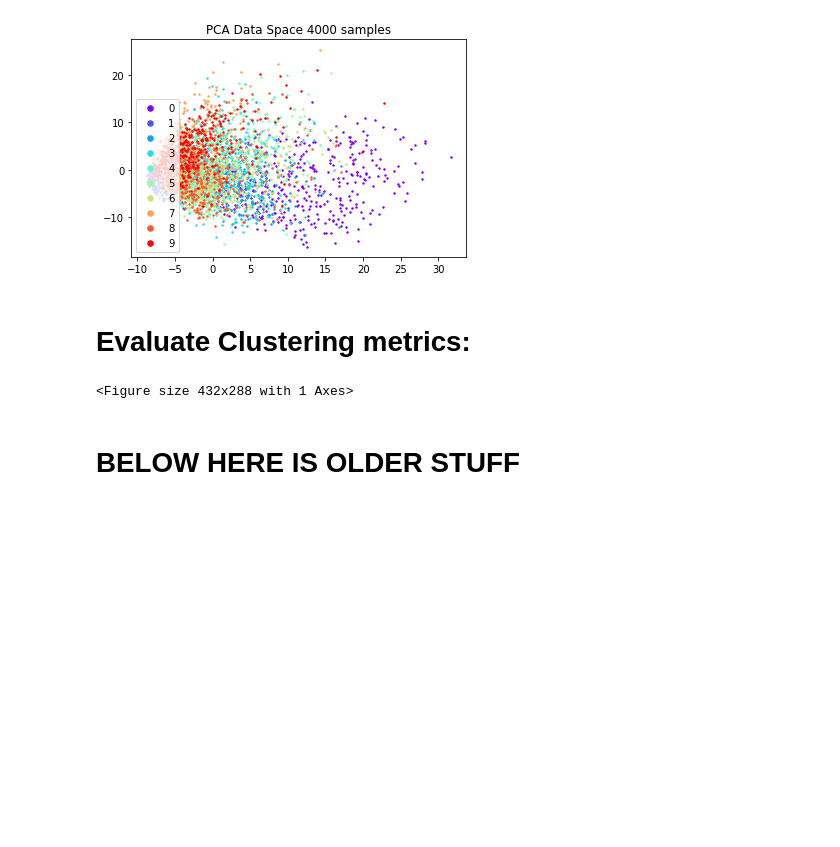
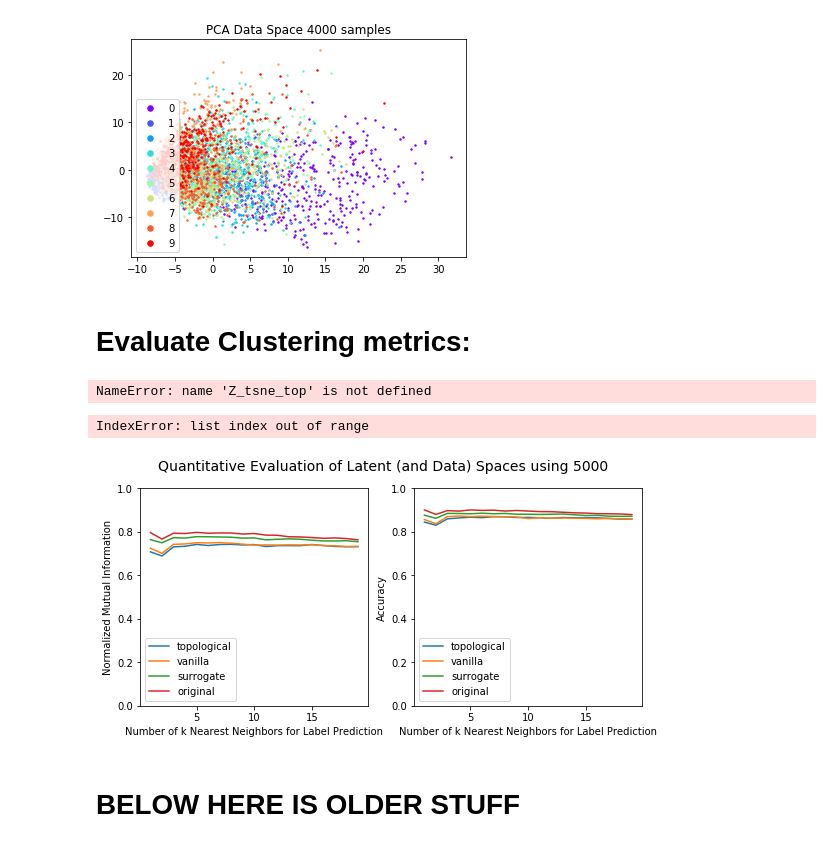
Before and after one commit to BorgwardtLab/topological-autoencoders, a Jupyter notebook: notebooks/Visualize_latent_space_mnist.ipynb, the cells around one changed output. Drawn from its saved outputs; the diff is of its cells as text; code cells hidden in the pictures; blank space fills up the shorter version.

Commit message:
extended visualization notebook to feature accuracy computation (and added a test for get_space function)

```diff
--- a/notebooks/Visualize_latent_space_mnist.ipynb
+++ b/notebooks/Visualize_latent_space_mnist.ipynb
@@ -242,7 +279,7 @@ plotting(X_pca, all_labels[:n_samples], f'PCA Data Space {n_samples} samples')
 from sklearn.neighbors import NearestNeighbors
 
 def get_k_nb(X, k=2):
-    nbrs = NearestNeighbors(n_neighbors=k, algorithm='ball_tree').fit(X)
+    nbrs = NearestNeighbors(n_neighbors=k, algorithm='kd_tree').fit(X) #'ball_tree'
     distances, indices = nbrs.kneighbors(X)
     return distances, indices
 # %%
@@ -287,4 +333,4 @@ def get_NMI(k_predictions, y_true):
 # %%
-k_preds = get_k_predictions(X_pca, used_labels, k=30)
+k_preds = get_k_predictions(topo_latent, used_labels, k=30)
 # %%
 scores = get_NMI(k_preds, used_labels)
@@ -291,13 +339,13 @@ scores = get_NMI(k_preds, used_labels)
 # %% [markdown]
 # Evaluate Clustering metrics:
 # %%
-def plot_nmi_scores(method, tsne_embeddings, true_labels, k=40):
+def plot_scores(ax, method, embeddings, true_labels, metric, k=40):
     #first get predicted labels (based on up to k neighbors)
-    k_preds = get_k_predictions(tsne_embeddings[method], true_labels, k=k)
+    k_preds = get_k_predictions(embeddings[method], true_labels, k=k)
 
     #for each int up to k get a NMI score of how well the neighborhood labels vote for the correct label
-    scores = get_NMI(k_preds, used_labels)
-    plt.plot( np.arange(1,len(scores)+1), scores, label=method)
+    scores = metric(k_preds, used_labels)
+    ax.plot( np.arange(1,len(scores)+1), scores, label=method)
 
     return
 # %%
@@ -312,9 +360,9 @@ tsne_embeddings = {
 
 }
 
-plt.figure(1)
+f, (ax1, ax2) = plt.subplots(1, 2)
 for method in methods:
-    plot_nmi_scores(method, tsne_embeddings, used_labels, k=50)
+    plot_scores(ax1, method, tsne_embeddings, used_labels, metric=get_NMI, k=50)
 
 plt.ylim((0., 1))
 plt.ylabel('Normalized Mutual Information')
@@ -325,7 +373,41 @@ plt.legend()
 plt.title('Quality of Embedding after applying t-SNE on Latent (or Data) space')
 plt.savefig('nmi_scores.pdf')
 # %% [output]
-<Figure size 432x288 with 1 Axes>
+NameError: name 'Z_tsne_top' is not defined
+# %%
+#Neighborhood Scoring without tsne (no visualization! )
+
+methods = ['topological','vanilla', 'surrogate', 'original']
+
+embeddings = {
+            methods[0]: topo_latent,
+            methods[1]: vanilla_latent,
+            methods[2]: surr_latent,
+            methods[3]: data_scaled
+}
+
+f, (ax1, ax2) = plt.subplots(1, 2, figsize=(9, 4))
+for method in methods:
+    plot_scores(ax1, method, embeddings, used_labels, metric=get_NMI, k=20)
+ax1.set_ylim((0., 1))
+ax1.set_ylabel('Normalized Mutual Information')
+ax1.set_xlabel('Number of k Nearest Neighbors for Label Prediction')
+ax1.legend()
+
+for method in methods:
+    plot_scores(ax2, method, embeddings, used_labels, metric=get_acc, k=20)
+ax2.set_ylim((0., 1))
+ax2.set_ylabel('Accuracy')
+ax2.set_xlabel('Number of k Nearest Neighbors for Label Prediction')
+ax2.legend()
+
+#plt.legend()
+f.suptitle(f"Quantitative Evaluation of Latent (and Data) Spaces using {n_samples}", fontsize=14)
+
+plt.savefig(f'scores_native_{splits[index]}_{n_samples}_samples.pdf') #native latent spaces without additional tsne embedding for visualization
+# %% [output]
+IndexError: list index out of range
+[figure, added]
 # %% [markdown]
 # BELOW HERE IS OLDER STUFF
 # %%
```
Also changed, not shown: parts of 10 cells of this notebook.
